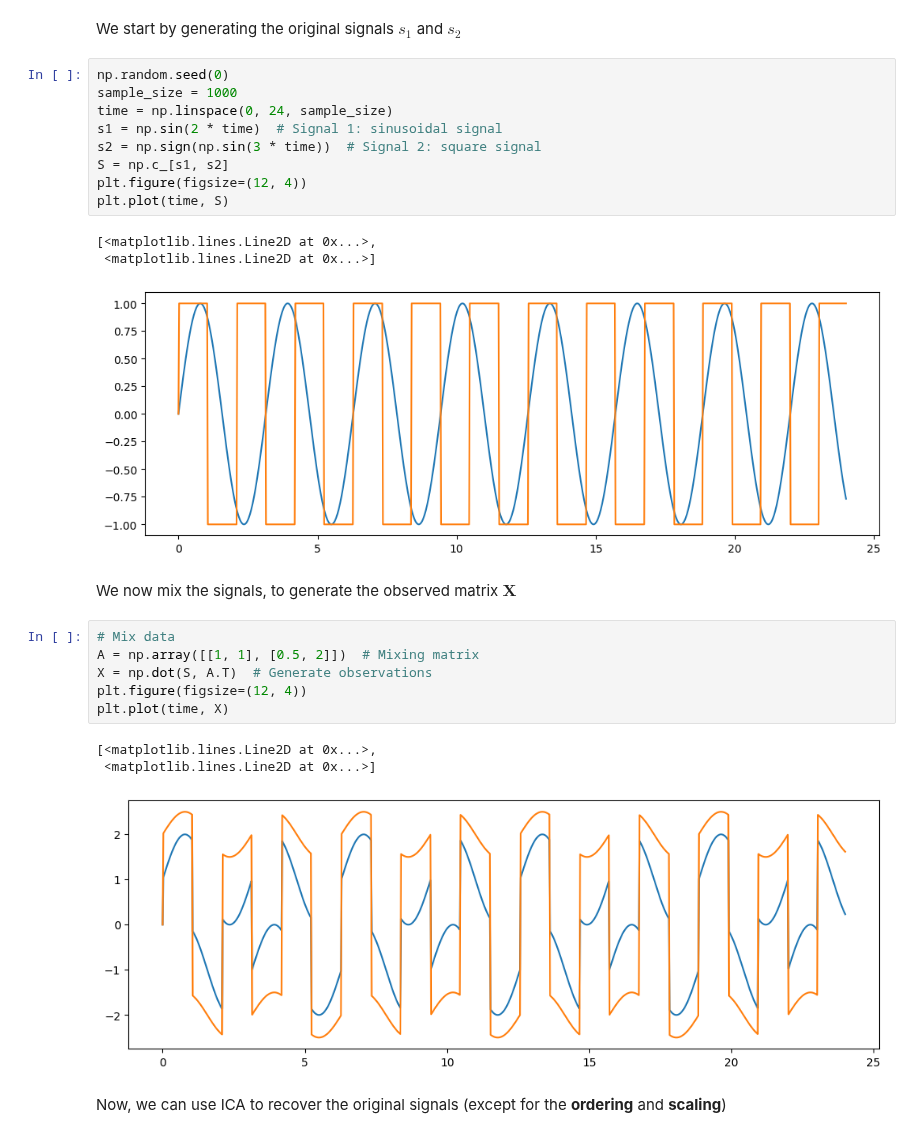
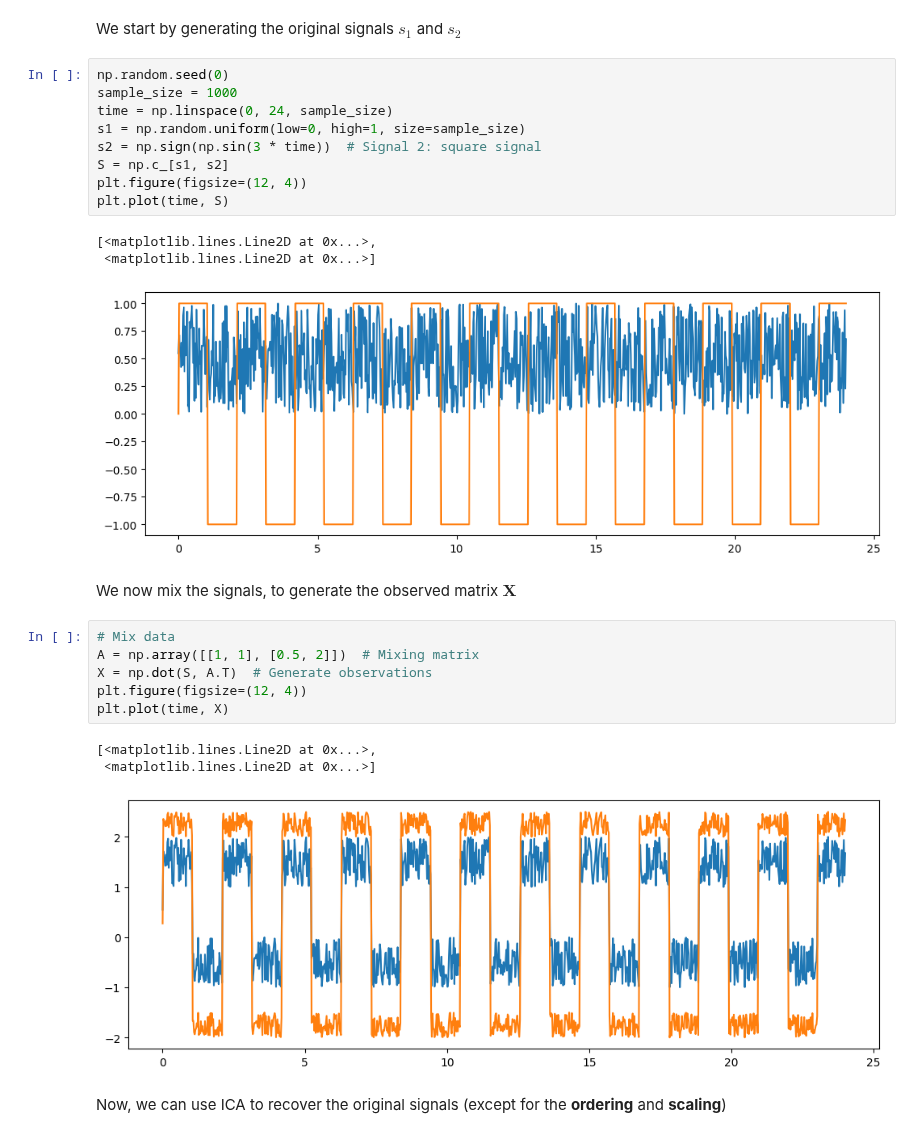
Before and after one commit to dcacciarelli/my-causality-book, a Jupyter notebook: _build/jupyter_execute/notebooks/semiparametric_lingam.ipynb, the cells around one changed output. Saved outputs shown, nothing was run; the diff lists cells and outputs as text.

```diff
--- a/_build/jupyter_execute/notebooks/semiparametric_lingam.ipynb
+++ b/_build/jupyter_execute/notebooks/semiparametric_lingam.ipynb
@@ -59,16 +59,16 @@ We start by generating the original signals $s_1$ and $s_2$
 # %%
 np.random.seed(0)
 sample_size = 1000
 time = np.linspace(0, 24, sample_size)
-s1 = np.sin(2 * time)  # Signal 1: sinusoidal signal
+s1 = np.random.uniform(low=0, high=1, size=sample_size)
 s2 = np.sign(np.sin(3 * time))  # Signal 2: square signal
 S = np.c_[s1, s2]
 plt.figure(figsize=(12, 4))
 plt.plot(time, S)
 # %% [output]
 [<matplotlib.lines.Line2D at 0x...>,
  <matplotlib.lines.Line2D at 0x...>]
-[figure, old version]
+[figure, new version]
 # %% [markdown]
 We now mix the signals, to generate the observed matrix $\mathbf{X}$
 # %%
@@ -80,7 +80,7 @@ plt.plot(time, X)
 # %% [output]
 [<matplotlib.lines.Line2D at 0x...>,
  <matplotlib.lines.Line2D at 0x...>]
-[figure, old version]
+[figure, new version]
 # %% [markdown]
 Now, we can use ICA to recover the original signals (except for the **ordering** and **scaling**)
 # %%
```
Also changed, not shown: parts of 5 cells of this notebook, 52 other files.
